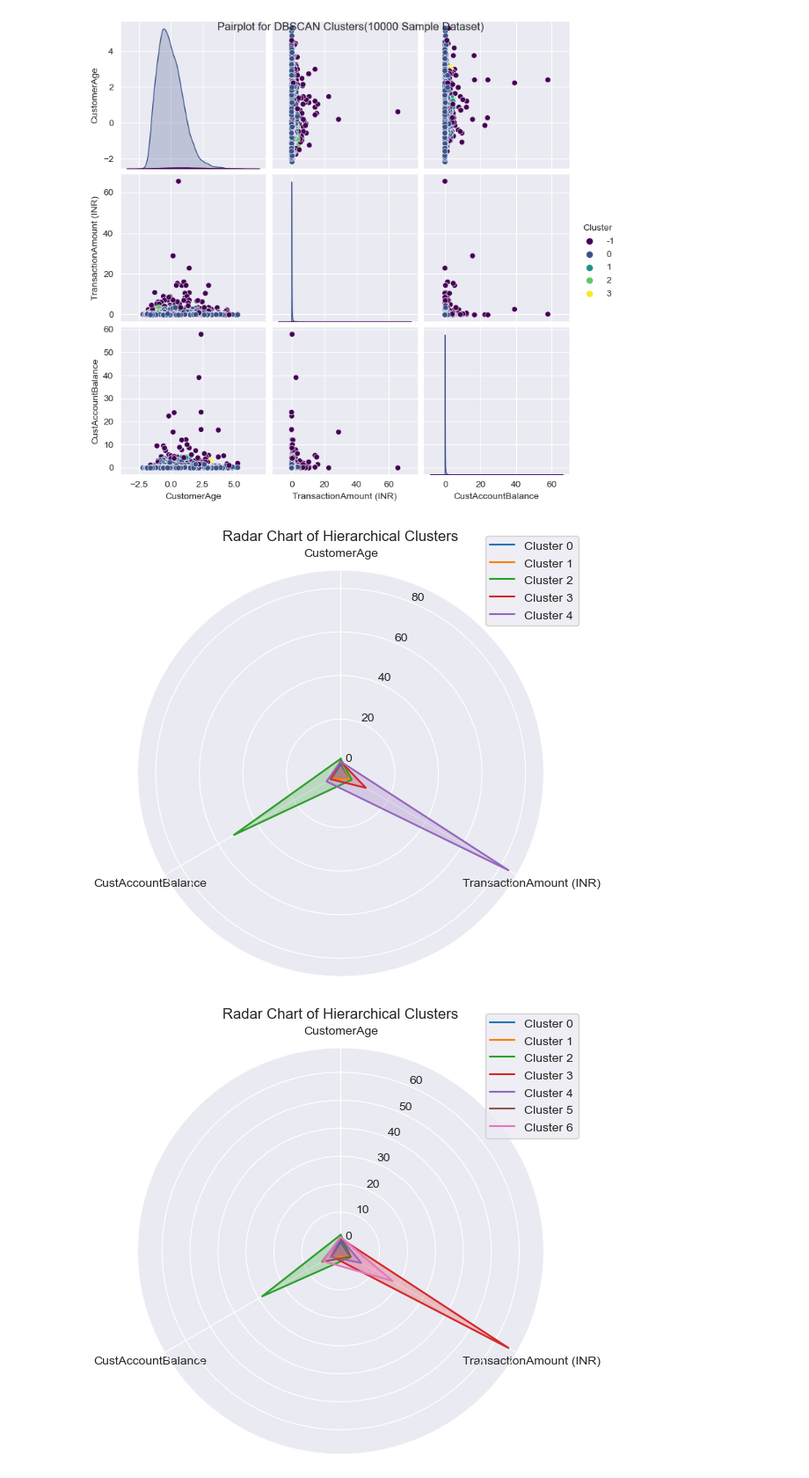
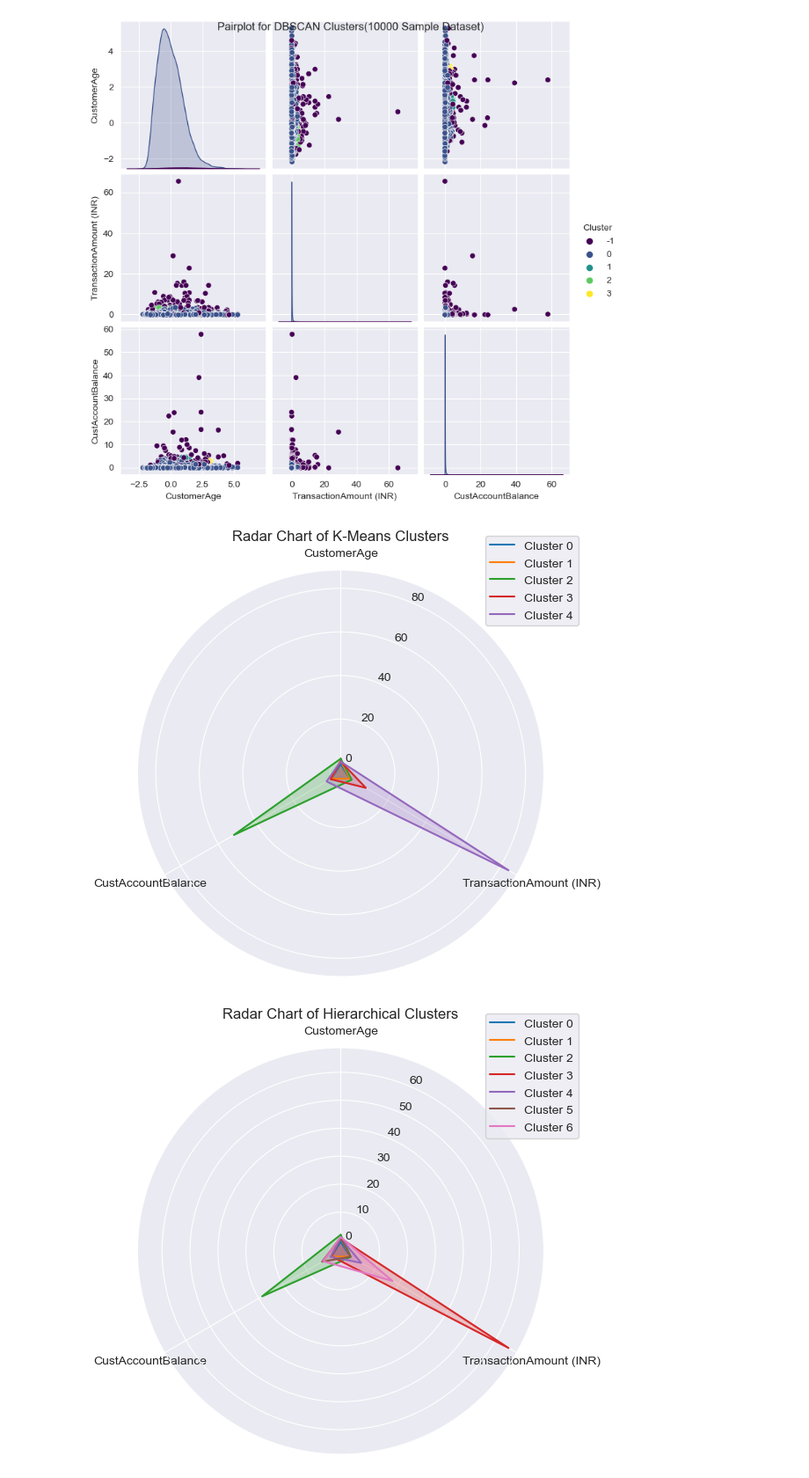
Before and after one commit to GDistories/DSAA5002_Final_Exam, a Jupyter notebook: Q6/Q6_Code/Q6.ipynb, the cells around one changed output. Shown at 88% size. Drawn from its saved outputs; the diff is of its cells as text; code cells hidden in the pictures.

```diff
--- a/Q6/Q6_Code/Q6.ipynb
+++ b/Q6/Q6_Code/Q6.ipynb
@@ -531,35 +531,35 @@ plt.show()
 # Calculate the mean of each feature for each cluster
 k_means_cluster_means = k_means_features_df.groupby('Cluster').mean()
 
 # Radar chart parameters
 num_vars = len(k_means_cluster_means.columns)
 angles = np.linspace(0, 2 * pi, num_vars, endpoint=False).tolist()
 angles += angles[:1]  # Close the loop
 
 fig, ax = plt.subplots(figsize=(6, 6), subplot_kw=dict(polar=True))
 
 # Plot each cluster
 for idx, row in k_means_cluster_means.iterrows():
     values = row.tolist()
     values += values[:1]  # Close the loop
     ax.plot(angles, values, label='Cluster {}'.format(idx))
     ax.fill(angles, values, alpha=0.25)
 
 # Radar chart feature labels
 ax.set_theta_offset(pi / 2)
 ax.set_theta_direction(-1)
 
 labels = ['CustomerAge', 'TransactionAmount (INR)', 'CustAccountBalance']
 ax.set_xticks(angles[:-1])  # Set the ticks for the number of variables
 ax.set_xticklabels(labels)
 
 # Add legend and title
 plt.legend(loc='upper right', bbox_to_anchor=(1.1, 1.1))
-plt.title('Radar Chart of Hierarchical Clusters')
+plt.title('Radar Chart of K-Means Clusters')
 
 plt.show()
 # %% [output]
-[figure, old version]
+[figure, new version]
 # %%
 import matplotlib.pyplot as plt
 import numpy as np
```
Also changed, not shown: parts of 1 cell of this notebook, 21 other files.
